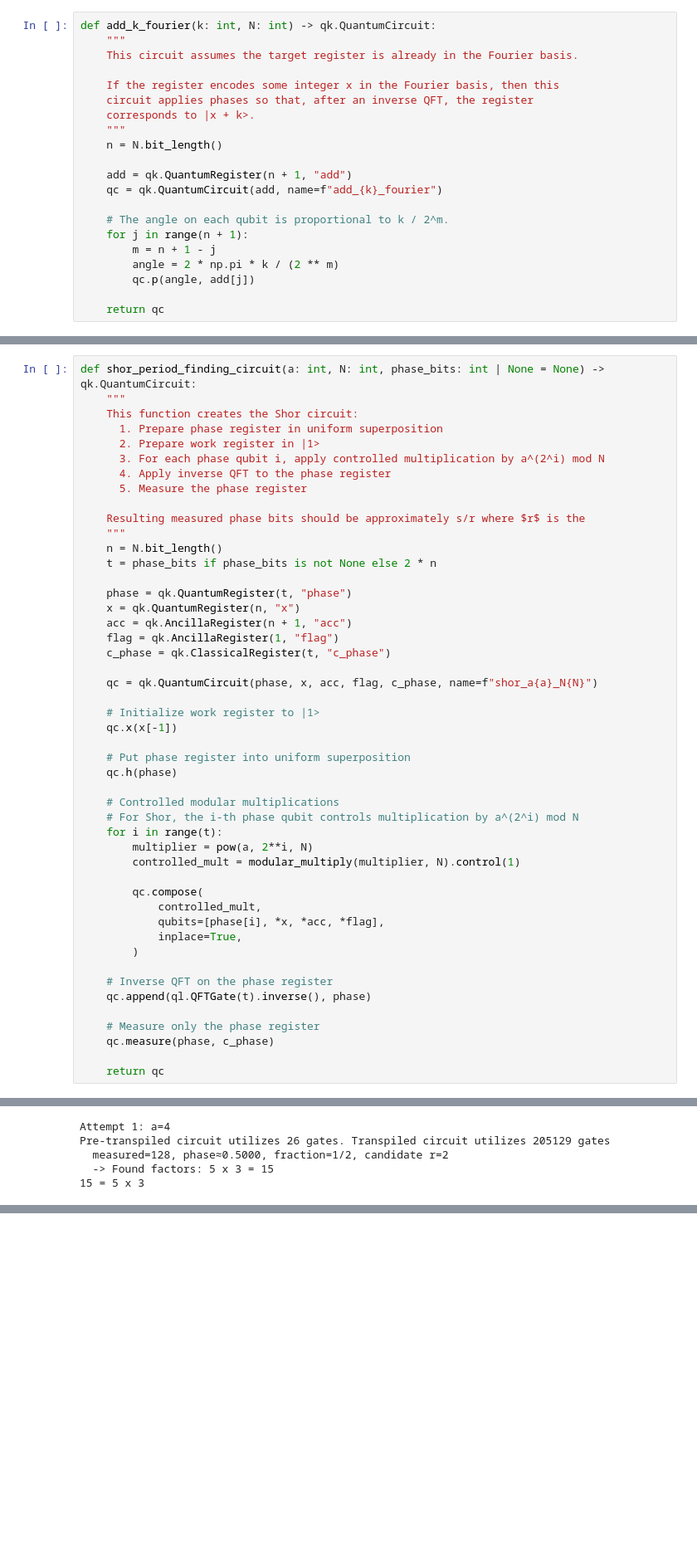
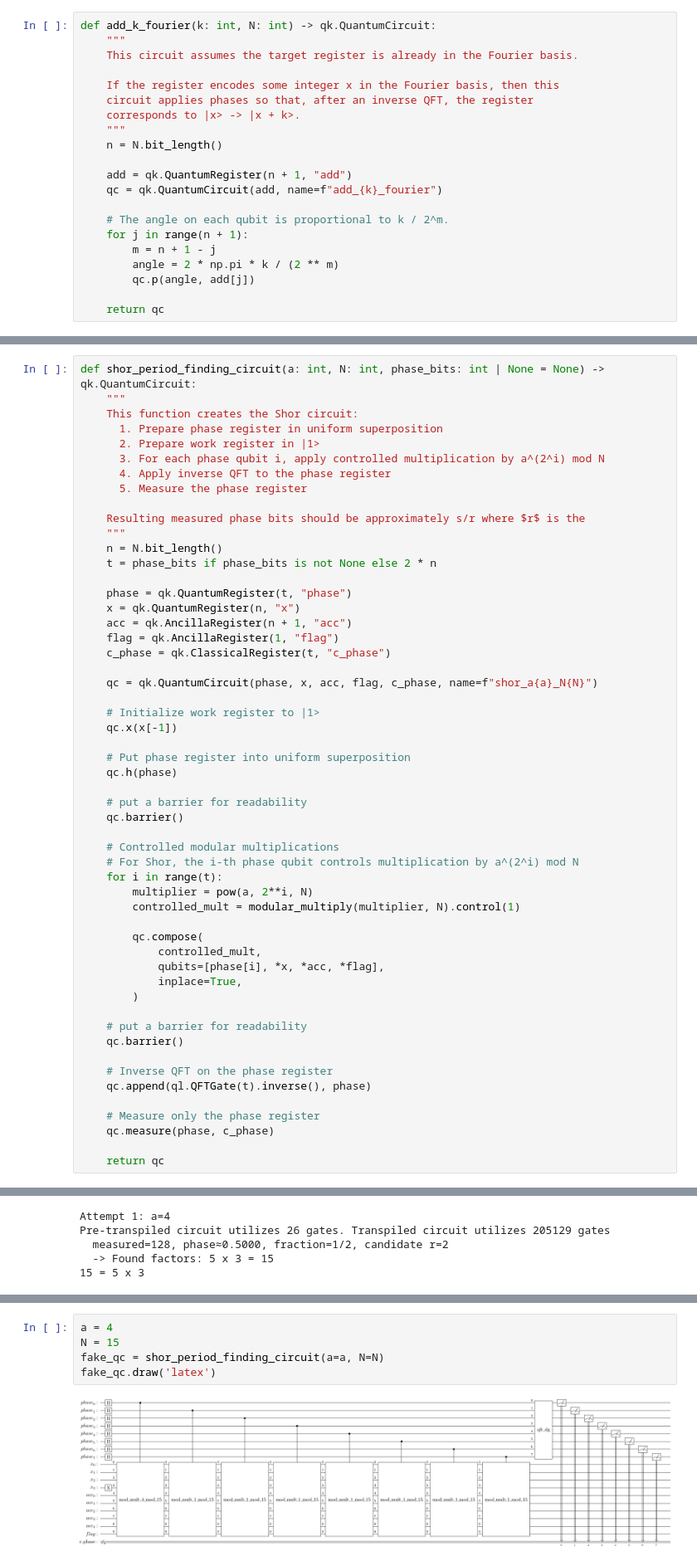
Before and after one commit to ryanfarr01/QIP_Project, a Jupyter notebook: shors_implementation.ipynb, the cells around one changed output, grey strips where cells are left out. Shown at 83% size. Cells and saved outputs as stored; diff of their text form; blank space fills up the shorter version.

```diff
--- a/shors_implementation.ipynb
+++ b/shors_implementation.ipynb
@@ -51,7 +52,7 @@ def add_k_fourier(k: int, N: int) -> qk.QuantumCircuit:
 
     If the register encodes some integer x in the Fourier basis, then this
     circuit applies phases so that, after an inverse QFT, the register
-    corresponds to |x + k>.
+    corresponds to |x> -> |x + k>.
     """
     n = N.bit_length()
 
@@ -241,6 +242,9 @@ def shor_period_finding_circuit(a: int, N: int, phase_bits: int | None = None) -
     # Put phase register into uniform superposition
     qc.h(phase)
 
+    # put a barrier for readability
+    qc.barrier()
+
     # Controlled modular multiplications
     # For Shor, the i-th phase qubit controls multiplication by a^(2^i) mod N
     for i in range(t):
@@ -253,6 +257,9 @@ def shor_period_finding_circuit(a: int, N: int, phase_bits: int | None = None) -
             inplace=True,
         )
 
+    # put a barrier for readability
+    qc.barrier()
+
     # Inverse QFT on the phase register
     qc.append(ql.QFTGate(t).inverse(), phase)
 
@@ -405,0 +419,7 @@ Pre-transpiled circuit utilizes 26 gates. Transpiled circuit utilizes 205129 gat
+# %%
+a = 4
+N = 15
+fake_qc = shor_period_finding_circuit(a=a, N=N)
+fake_qc.draw('latex')
+# %% [output]
+[figure, added]
```
Also changed, not shown: parts of 10 cells of this notebook.
